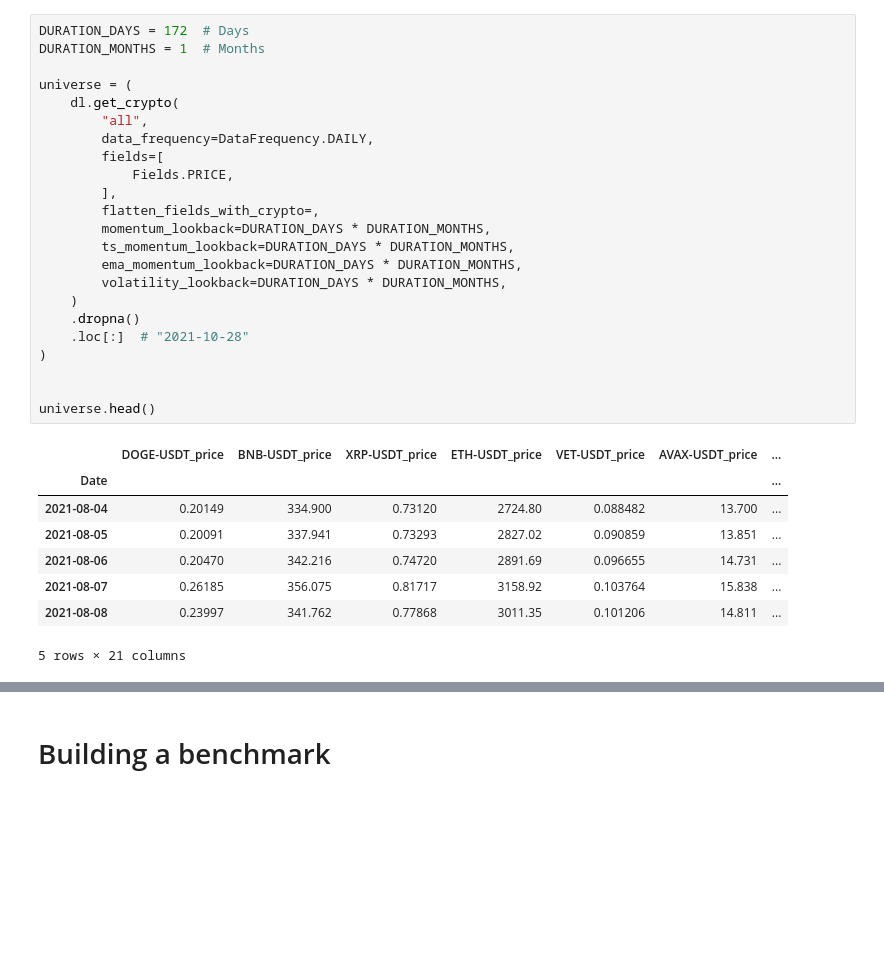
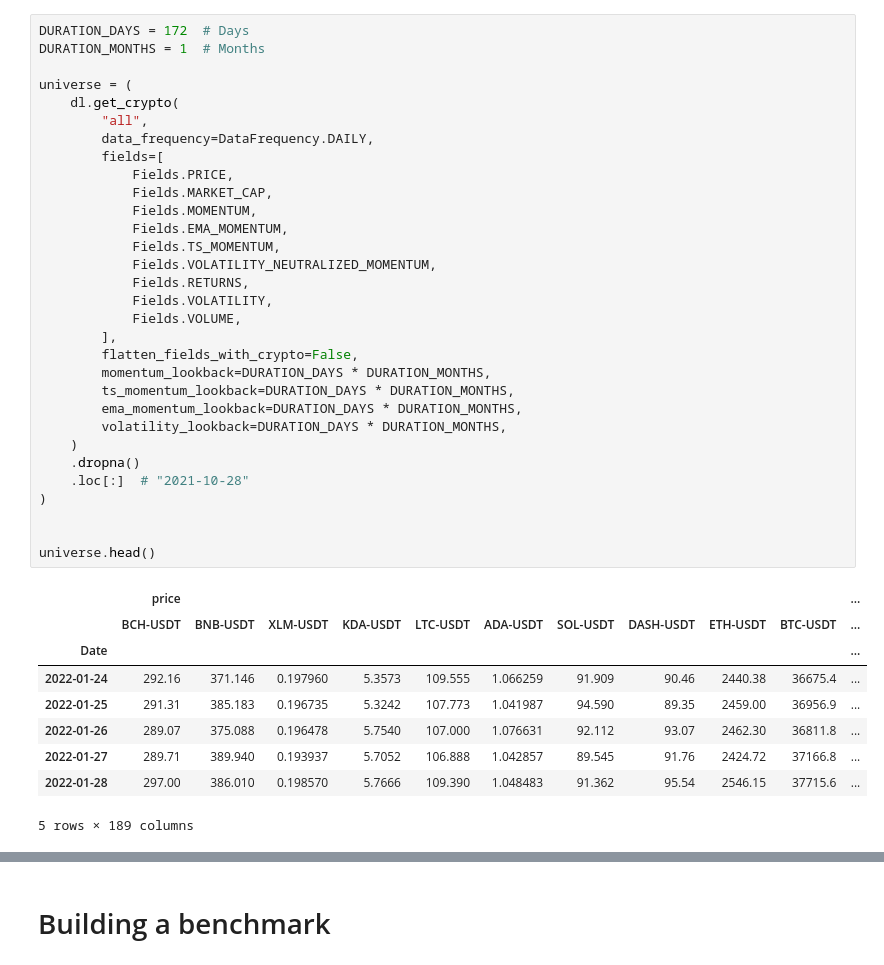
Before and after one commit to BaptisteZloch/Crypto-momentum-portfolios, a Jupyter notebook: src/crypto-momentum-cross-sectional.ipynb, the cells around one changed output, grey strips where cells are left out. Drawn from its saved outputs; the diff is of its cells as text; blank space fills up the shorter version.

```diff
--- a/src/crypto-momentum-cross-sectional.ipynb
+++ b/src/crypto-momentum-cross-sectional.ipynb
@@ -49,32 +49,41 @@ dl.assets
 # %%
 DURATION_DAYS = 172  # Days
 DURATION_MONTHS = 1  # Months
 
 universe = (
     dl.get_crypto(
         "all",
         data_frequency=DataFrequency.DAILY,
         fields=[
             Fields.PRICE,
+            Fields.MARKET_CAP,
+            Fields.MOMENTUM,
+            Fields.EMA_MOMENTUM,
+            Fields.TS_MOMENTUM,
+            Fields.VOLATILITY_NEUTRALIZED_MOMENTUM,
+            Fields.RETURNS,
+            Fields.VOLATILITY,
+            Fields.VOLUME,
         ],
-        flatten_fields_with_crypto=,
+        flatten_fields_with_crypto=False,
         momentum_lookback=DURATION_DAYS * DURATION_MONTHS,
         ts_momentum_lookback=DURATION_DAYS * DURATION_MONTHS,
         ema_momentum_lookback=DURATION_DAYS * DURATION_MONTHS,
         volatility_lookback=DURATION_DAYS * DURATION_MONTHS,
     )
     .dropna()
     .loc[:]  # "2021-10-28"
 )
 
 
 universe.head()
 # %% [output]
-|  | DOGE-USDT_price | BNB-USDT_price | XRP-USDT_price | ETH-USDT_price | VET-USDT_price | AVAX-USDT_price | ... |
-| Date |  |  |  |  |  |  | ... |
-| 2021-08-04 | 0.20149 | 334.900 | 0.73120 | 2724.80 | 0.088482 | 13.700 | ... |
-| 2021-08-05 | 0.20091 | 337.941 | 0.73293 | 2827.02 | 0.090859 | 13.851 | ... |
-| 2021-08-06 | 0.20470 | 342.216 | 0.74720 | 2891.69 | 0.096655 | 14.731 | ... |
-| 2021-08-07 | 0.26185 | 356.075 | 0.81717 | 3158.92 | 0.103764 | 15.838 | ... |
-| 2021-08-08 | 0.23997 | 341.762 | 0.77868 | 3011.35 | 0.101206 | 14.811 | ... |
+|  | price |  |  |  |  |  |  |  |  |  | ... |
+|  | BCH-USDT | BNB-USDT | XLM-USDT | KDA-USDT | LTC-USDT | ADA-USDT | SOL-USDT | DASH-USDT | ETH-USDT | BTC-USDT | ... |
+| Date |  |  |  |  |  |  |  |  |  |  | ... |
+| 2022-01-24 | 292.16 | 371.146 | 0.197960 | 5.3573 | 109.555 | 1.066259 | 91.909 | 90.46 | 2440.38 | 36675.4 | ... |
+| 2022-01-25 | 291.31 | 385.183 | 0.196735 | 5.3242 | 107.773 | 1.041987 | 94.590 | 89.35 | 2459.00 | 36956.9 | ... |
+| 2022-01-26 | 289.07 | 375.088 | 0.196478 | 5.7540 | 107.000 | 1.076631 | 92.112 | 93.07 | 2462.30 | 36811.8 | ... |
+| 2022-01-27 | 289.71 | 389.940 | 0.193937 | 5.7052 | 106.888 | 1.042857 | 89.545 | 91.76 | 2424.72 | 37166.8 | ... |
+| 2022-01-28 | 297.00 | 386.010 | 0.198570 | 5.7666 | 109.390 | 1.048483 | 91.362 | 95.54 | 2546.15 | 37715.6 | ... |
-5 rows × 21 columns
+5 rows × 189 columns
```
Also changed, not shown: parts of 5 cells of this notebook, 32 other files.
